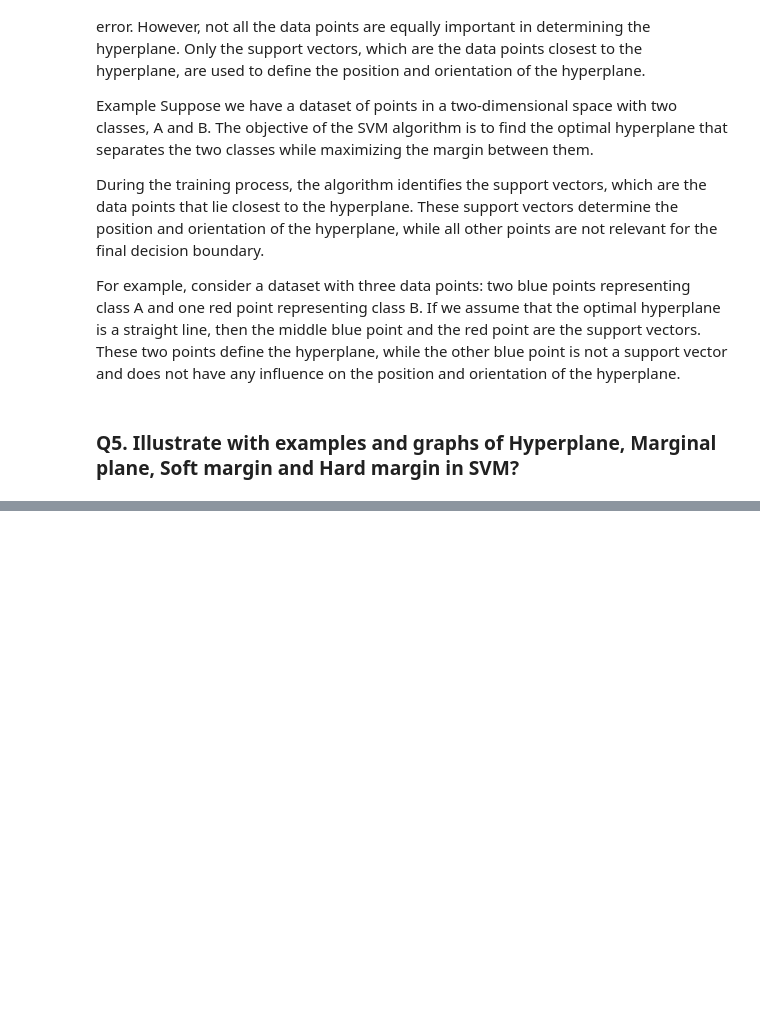
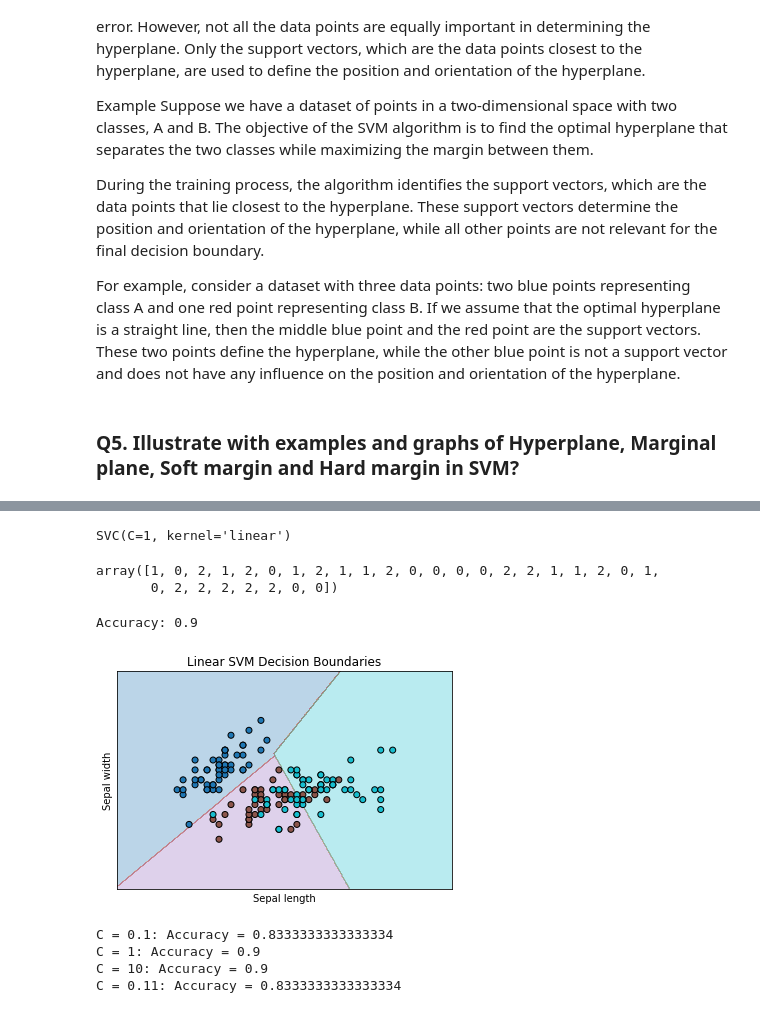
Before and after one commit to Srivastava0109Yash/6th-April-Assignment, a Jupyter notebook: 6th April Assignment.ipynb, the cells around one changed output, grey strips where cells are left out. Saved outputs shown, nothing was run; the diff lists cells and outputs as text; code cells hidden in the pictures; blank space fills up the shorter version.

```diff
--- a/6th April Assignment.ipynb
+++ b/6th April Assignment.ipynb
@@ -85,0 +121,9 @@ Example: In the graph below, the hard margin SVM does not allow any data points
+# %%
+X=iris.data
+y=iris.target
+# %%
+# Split the dataset into training and testing sets
+
+from sklearn.model_selection import train_test_split
+
+x_train,x_test,y_train,y_test=train_test_split(X,y,test_size=0.2,random_state=42)
@@ -85,0 +170,9 @@ Example: In the graph below, the hard margin SVM does not allow any data points
+# %%
+##Train a linear SVM classifier on the training set
+
+from sklearn.svm import SVC
+
+svc=SVC(kernel='linear',C=1)
+svc.fit(x_train[:, :2], y_train)
+# %% [output]
+SVC(C=1, kernel='linear')
@@ -85,0 +182,57 @@ Example: In the graph below, the hard margin SVM does not allow any data points
+# %%
+y_pred
+# %% [output]
+array([1, 0, 2, 1, 2, 0, 1, 2, 1, 1, 2, 0, 0, 0, 0, 2, 2, 1, 1, 2, 0, 1,
+       0, 2, 2, 2, 2, 2, 0, 0])
+# %%
+# Compute the accuracy of the model on the testing set
+
+from sklearn.metrics import accuracy_score
+
+accuracy = accuracy_score(y_test, y_pred)
+print("Accuracy:", accuracy)
+# %% [output]
+Accuracy: 0.9
+# %%
+# Plot the decision boundaries
+
+import numpy as np
+import matplotlib.pyplot as plt
+x_min, x_max = X[:, 0].min() - 1, X[:, 0].max() + 1
+y_min, y_max = X[:, 1].min() - 1, X[:, 1].max() + 1
+xx, yy = np.meshgrid(np.arange(x_min, x_max, 0.01),
+                     np.arange(y_min, y_max, 0.01))
+Z = svc.predict(np.c_[xx.ravel(), yy.ravel()])
+
+# Put the result into a color plot
+Z = Z.reshape(xx.shape)
+plt.contourf(xx, yy, Z, cmap=plt.cm.tab10, alpha=0.3)
+
+# Plot also the training points
+plt.scatter(X[:, 0], X[:, 1], c=y, cmap=plt.cm.tab10, edgecolors='k')
+
+plt.xlabel('Sepal length')
+plt.ylabel('Sepal width')
+plt.xlim(xx.min(), xx.max())
+plt.ylim(yy.min(), yy.max())
+plt.xticks(())
+plt.yticks(())
+plt.title('Linear SVM Decision Boundaries')
+
+plt.show()
+# %% [output]
+[figure, added]
+# %%
+# Try different values of the regularization parameter C and see how it affects the performance of the model
+C_values = [0.1, 1, 10,0.11]
+for C in C_values:
+    svm = SVC(kernel='linear', C=C)
+    svm.fit(x_train[:, :2], y_train)
+    y_pred = svm.predict(x_test[:, :2])
+    accuracy = accuracy_score(y_test, y_pred)
+    print("C = {}: Accuracy = {}".format(C, accuracy))
+# %% [output]
+C = 0.1: Accuracy = 0.8333333333333334
+C = 1: Accuracy = 0.9
+C = 10: Accuracy = 0.9
+C = 0.11: Accuracy = 0.8333333333333334
```
Also changed, not shown: parts of 8 cells of this notebook.
